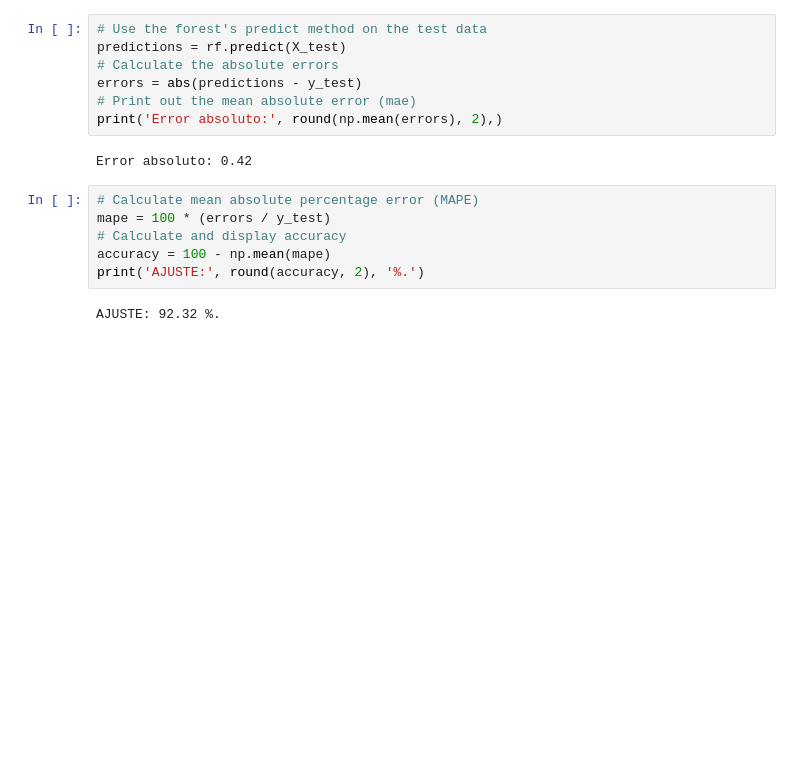
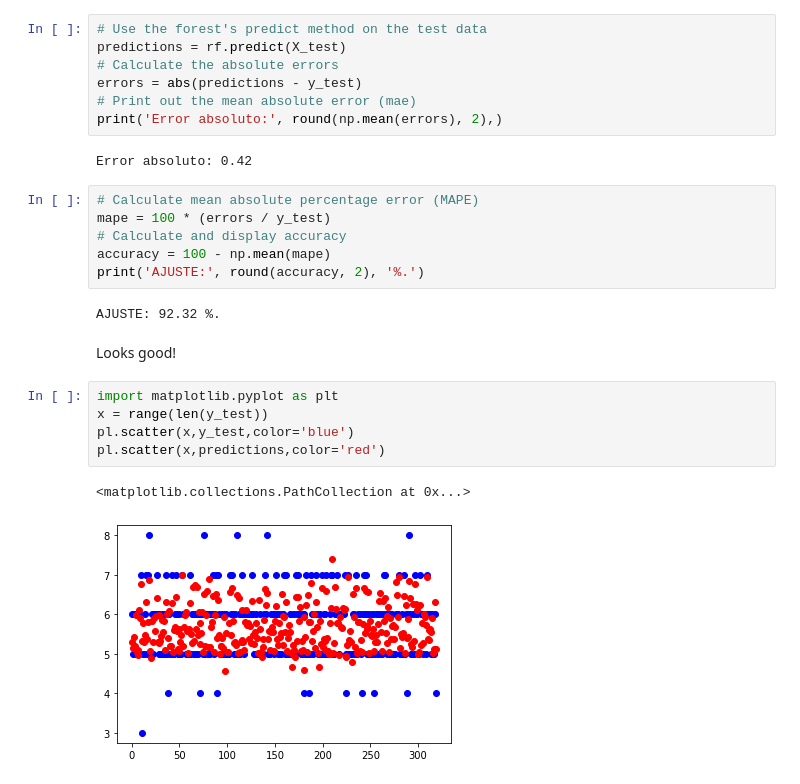
Before and after one commit to roxyconstantine-dev/Proyecto_vino, a Jupyter notebook: Untitled10.ipynb, the cells around one changed output. Saved outputs shown, nothing was run; the diff lists cells and outputs as text; blank space fills up the shorter version.

```diff
--- a/Untitled10.ipynb
+++ b/Untitled10.ipynb
@@ -335,3 +353,13 @@ accuracy = 100 - np.mean(mape)
 print('AJUSTE:', round(accuracy, 2), '%.')
 # %% [output]
 AJUSTE: 92.32 %.
+# %% [markdown]
+Looks good!
+# %%
+import matplotlib.pyplot as plt
+x = range(len(y_test))
+pl.scatter(x,y_test,color='blue')
+pl.scatter(x,predictions,color='red')
+# %% [output]
+<matplotlib.collections.PathCollection at 0x...>
+[figure, added]
```
Also changed, not shown: parts of 2 cells of this notebook.
